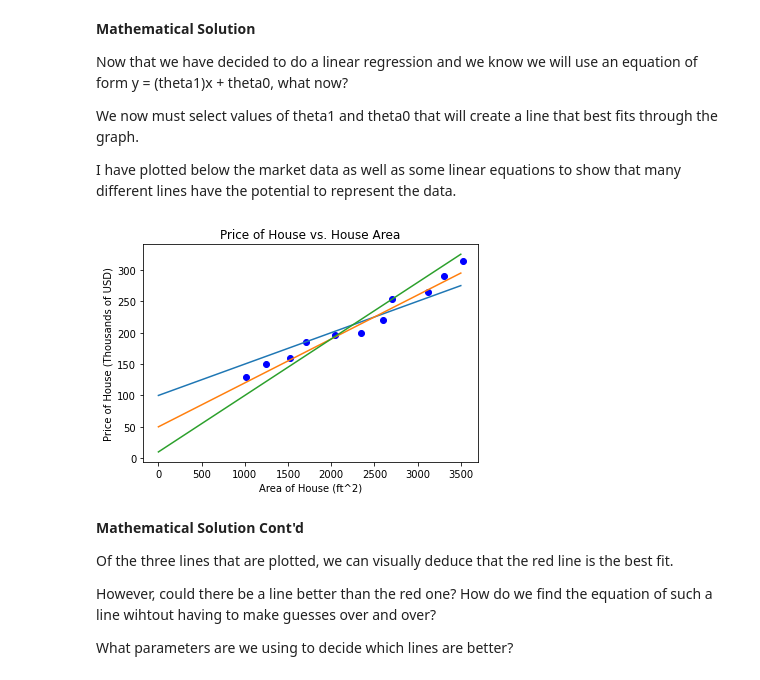
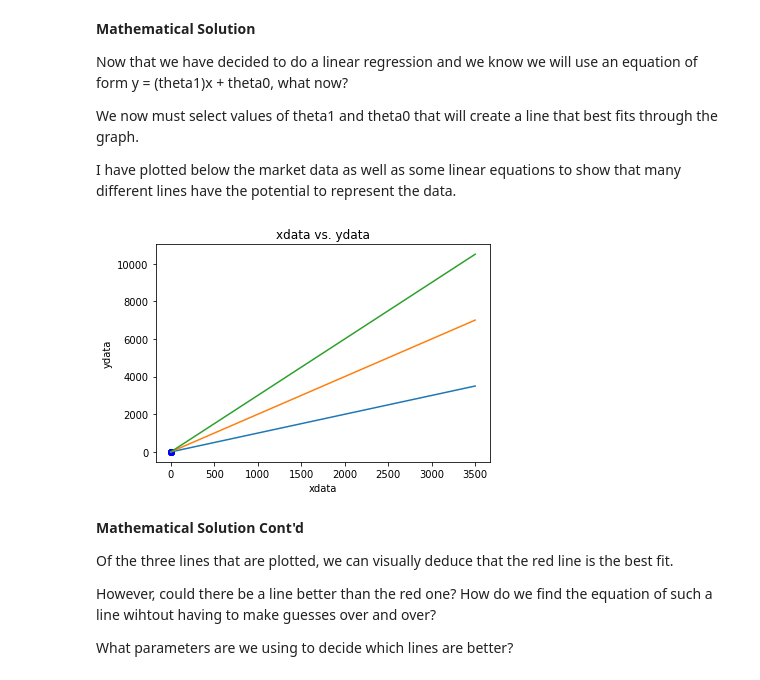
Before and after one commit to nairsatish/4540, a Jupyter notebook: 4540LinReg1.ipynb, the cells around one changed output. Cells and saved outputs as stored; diff of their text form; code cells hidden in the pictures.

```diff
--- a/4540LinReg1.ipynb
+++ b/4540LinReg1.ipynb
@@ -79,24 +79,24 @@ We now must select values of theta1 and theta0 that will create a line that best
 I have plotted below the market data as well as some linear equations to show that many different lines have the potential to represent the data.
 # %%
 # Display the market data
-plt.scatter(marketDF["Area"], marketDF["Price"], marker = "o", color = "b")
-plt.xlabel("Area of House (ft^2)")
-plt.ylabel("Price of House (Thousands of USD)")
-plt.title("Price of House vs. House Area")
+plt.scatter(sampleDF["xdata"], sampleDF["ydata"], marker = "o", color = "b")
+plt.xlabel("xdata")
+plt.ylabel("ydata")
+plt.title("xdata vs. ydata")
 
 # Display potential linear regressions
 x = np.linspace(0,3500,1000)
-y = .05*x + 100
-y2 = .07*x + 50
-y3 = .09*x + 10
+y = 1*x + 1
+y2 = 2*x + 2
+y3 = 3*x + 1
 
 plt.plot(x,y)
 plt.plot(x,y2)
 plt.plot(x,y3)
 
 plt.show()
 # %% [output]
-[figure, old version]
+[figure, new version]
 # %% [markdown]
 **Mathematical Solution Cont'd**
 
```
Also changed, not shown: parts of 2 cells of this notebook.
